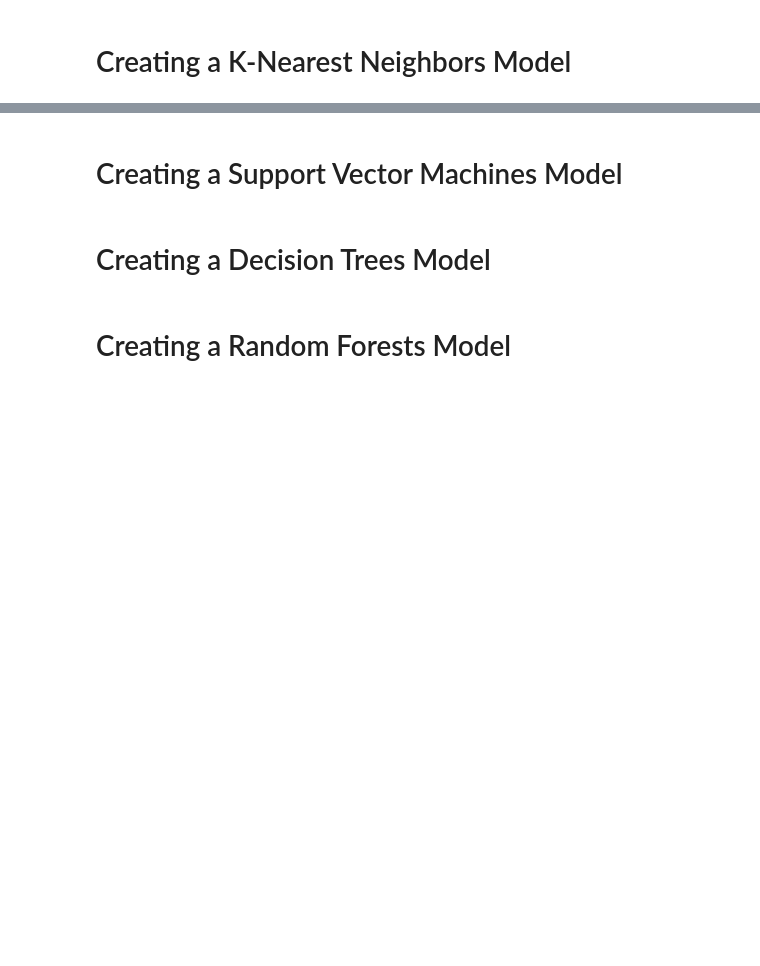
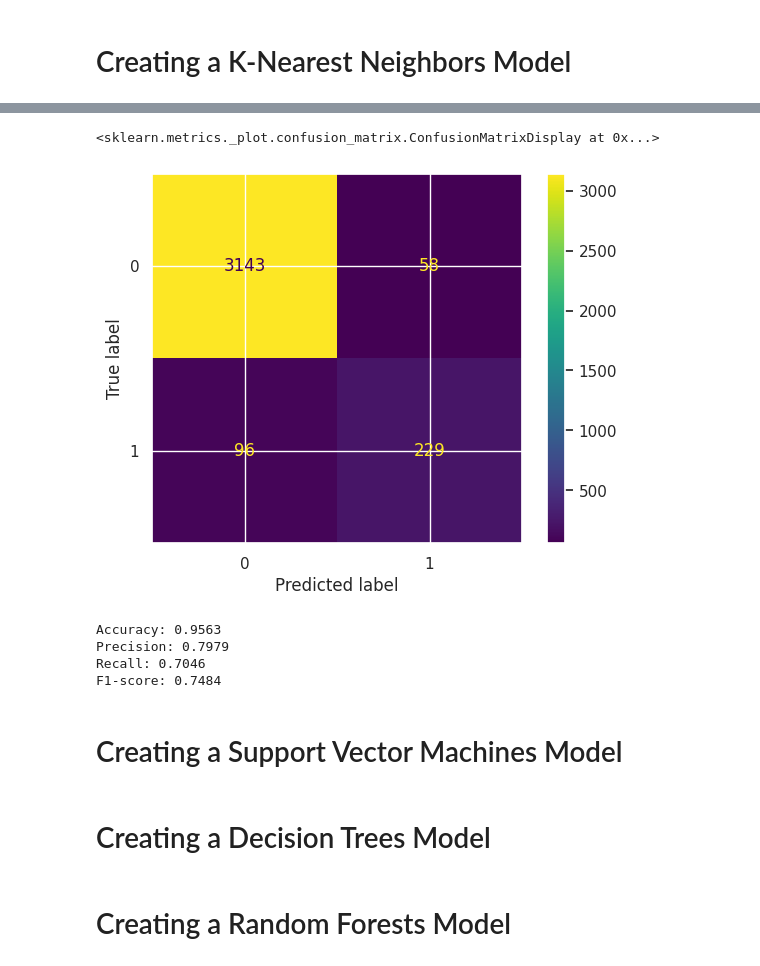
Before and after one commit to Ayben06/UserClassfication, a Jupyter notebook: MachineLearningProjectForUserClassification.ipynb, the cells around one changed output, grey strips where cells are left out. Drawn from its saved outputs; the diff is of its cells as text; code cells hidden in the pictures; blank space fills up the shorter version.

```diff
--- a/MachineLearningProjectForUserClassification.ipynb
+++ b/MachineLearningProjectForUserClassification.ipynb
@@ -266,0 +326,2 @@ array([0, 0, 0, ..., 0, 0, 0])
+# %%
+grid_search_knn=GridSearchCV(knn_clf,parameters_knn,scoring='accuracy',cv=5)
@@ -267,3 +335,31 @@ array([0, 0, 0, ..., 0, 0, 0])
+# %%
+knn_clf=grid_search_knn.best_estimator_
+# %%
+y_pred_knn=knn_clf.predict(x_test_array)
+# %%
+cm_knn=confusion_matrix(y_test_array,y_pred_knn)
+disp_knn=ConfusionMatrixDisplay(confusion_matrix=cm_knn,display_labels=[0,1])
+disp_knn.plot()
+# %% [output]
+<sklearn.metrics._plot.confusion_matrix.ConfusionMatrixDisplay at 0x...>
+[figure, added]
+# %%
+accuracy = accuracy_score(y_test_array, y_pred_knn)
+print(f'Accuracy: {accuracy:.4f}')
+
+precision = precision_score(y_test_array, y_pred_knn)
+print(f'Precision: {precision:.4f}')
+
+recall = recall_score(y_test_array, y_pred_knn)
+print(f'Recall: {recall:.4f}')
+
+f1 = f1_score(y_test_array, y_pred_knn)
+print(f'F1-score: {f1:.4f}')
+# %% [output]
+Accuracy: 0.9563
+Precision: 0.7979
+Recall: 0.7046
+F1-score: 0.7484
 # %% [markdown]
 # Creating a Support Vector Machines Model
 # %% [markdown]
```
Also changed, not shown: parts of 10 cells of this notebook.
